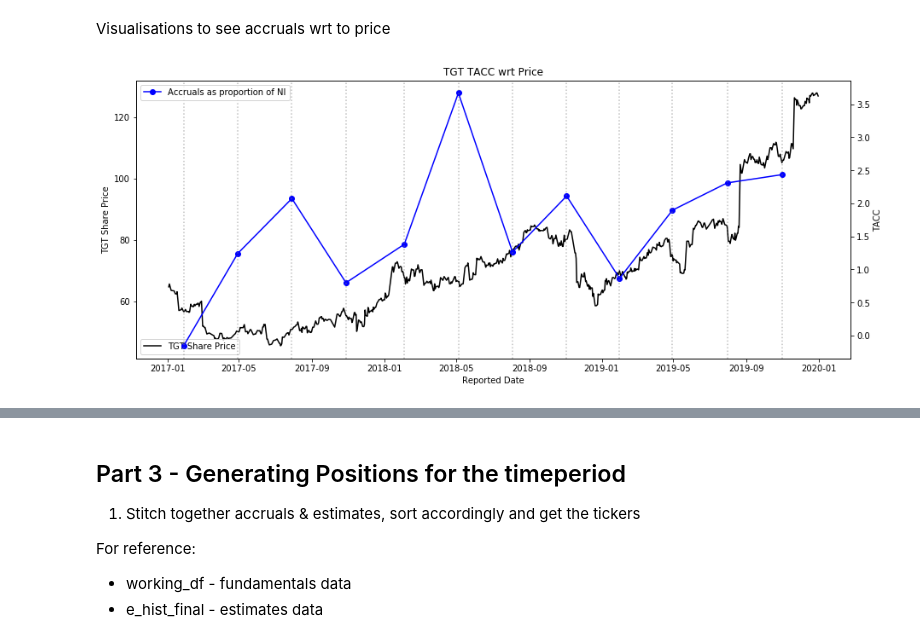
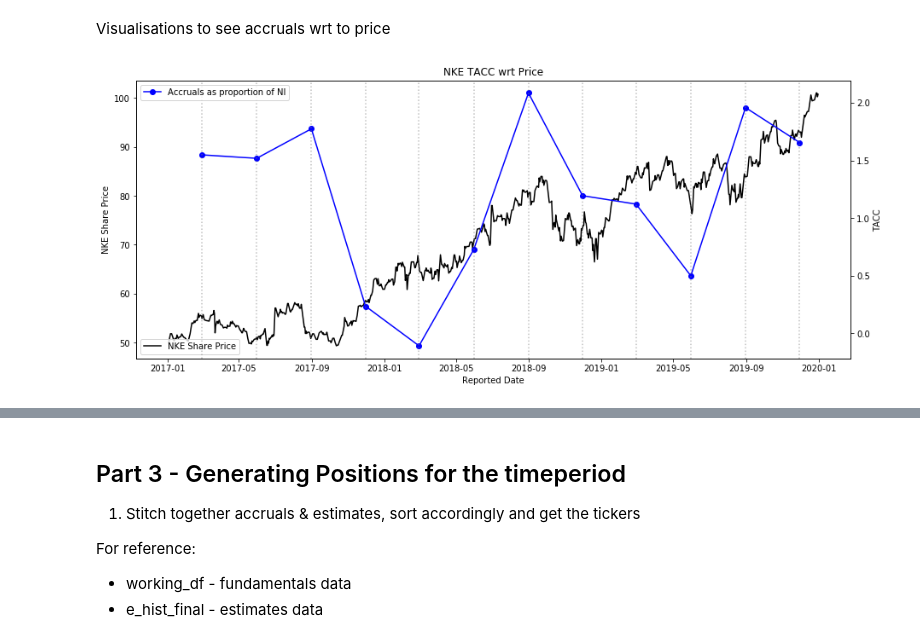
Before and after one commit to 084e0d1c/pead-accrual, a Jupyter notebook: pead_accruals.ipynb, the cells around one changed output, grey strips where cells are left out. Cells and saved outputs as stored; diff of their text form; code cells hidden in the pictures.

Commit message:
Updated for Nan values

```diff
--- a/pead_accruals.ipynb
+++ b/pead_accruals.ipynb
@@ -156,0 +175,9 @@ core = fundamentals[['Ticker','flag','date',
+# %%
+core['totalCashflowsFromInvestingActivities'] = core.groupby('Ticker')['totalCashflowsFromInvestingActivities'].ffill()
+core['totalCashFromFinancingActivities'] = core.groupby('Ticker')['totalCashFromFinancingActivities'].ffill()
+core['totalCashFromOperatingActivities'] = core.groupby('Ticker')['totalCashFromOperatingActivities'].ffill()
+core['totalStockholderEquity'] = core.groupby('Ticker')['totalStockholderEquity'].ffill()
+core['depreciation'] = core.groupby('Ticker')['depreciation'].ffill()
+core['dividendsPaid'] = core.groupby('Ticker')['dividendsPaid'].ffill()
+core['netIncome_x'] = core.groupby('Ticker')['netIncome_x'].ffill()
+core.dropna(inplace=True)
@@ -157,5 +198,4 @@ core = fundamentals[['Ticker','flag','date',
 # %%
-core.fillna(value=0,inplace=True)
 core['ChangeInCash'] = core['totalCashFromOperatingActivities'] + core['totalCashFromFinancingActivities'] + core['totalCashflowsFromInvestingActivities']
 core['WC'] = core['netIncome_x'] + core['depreciation'] - core['totalCashFromOperatingActivities']
 core['NCO'] = core['netIncome_x'] - core['totalCashFromOperatingActivities'] - core['totalCashflowsFromInvestingActivities']
@@ -212,6 +252,6 @@ def plot_accruals(ticker,working_df,start_date,end_date):
     ax1.legend(loc='lower left')
     plt.show()
 # %%
-plot_accruals('TGT',working_df,start_date,end_date)
+plot_accruals('NKE',working_df,start_date,end_date)
 # %% [output]
-[figure, old version]
+[figure, new version]
```
Also changed, not shown: parts of 9 cells of this notebook.
